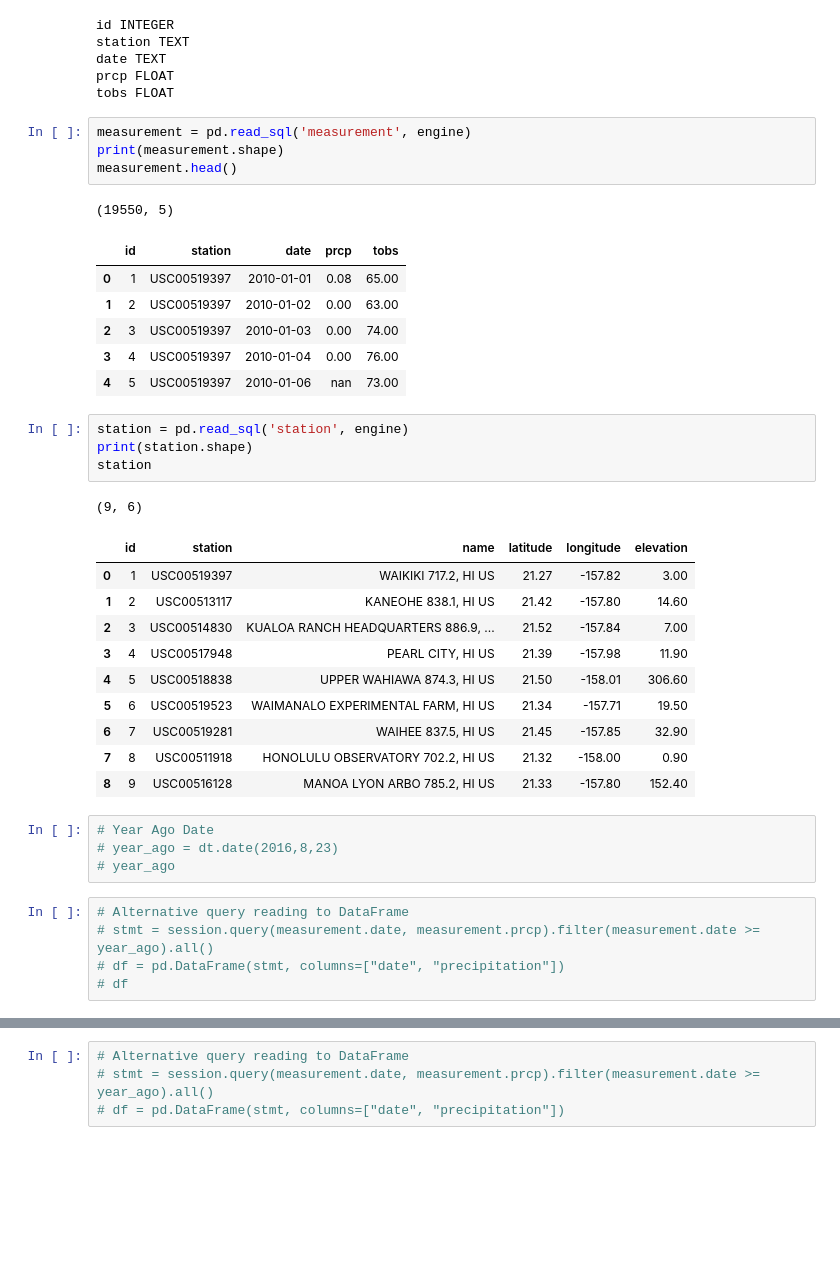
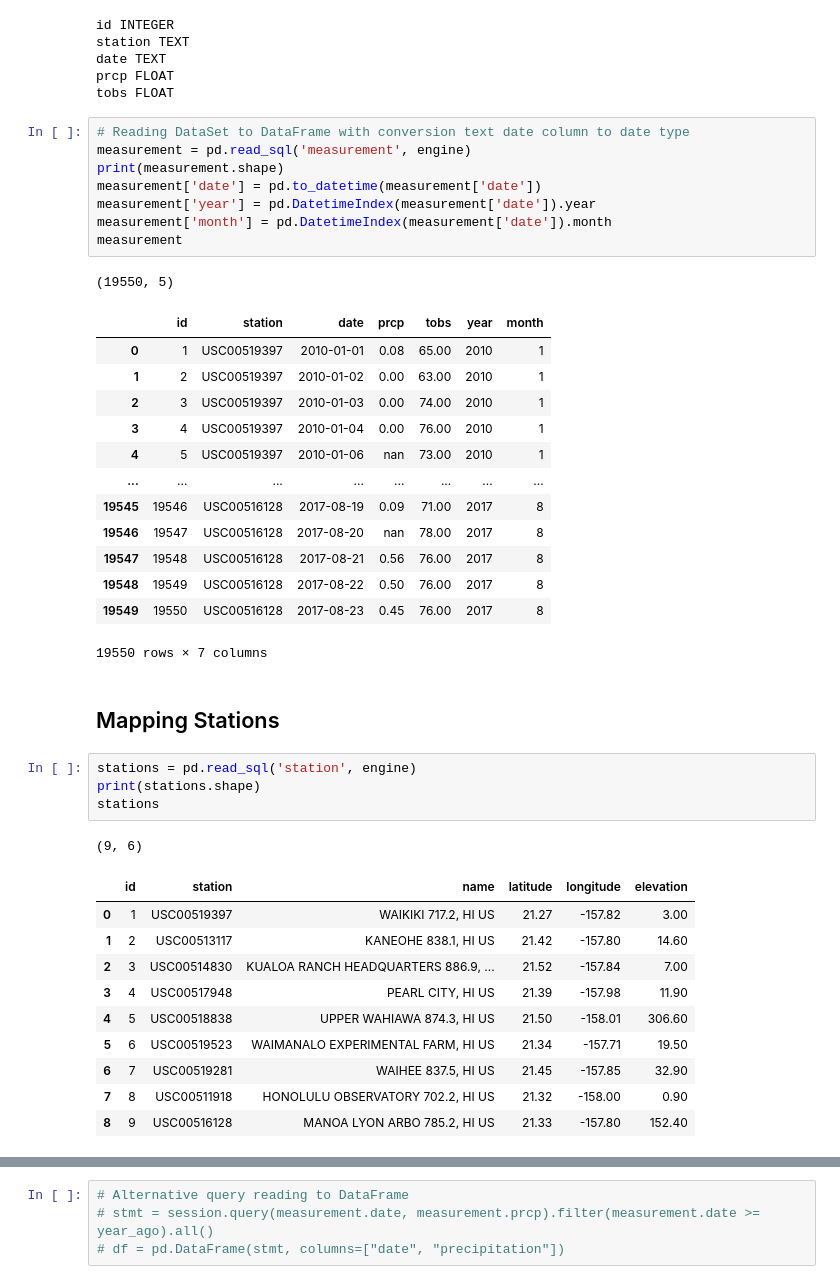
Before and after one commit to OlegRyzhkov2020/sqlalchemy-challenge, a Jupyter notebook: climate_starter.ipynb, the cells around one changed output, grey strips where cells are left out. Drawn from its saved outputs; the diff is of its cells as text; blank space fills up the shorter version.

```diff
--- a/climate_starter.ipynb
+++ b/climate_starter.ipynb
@@ -71,40 +77,44 @@ station TEXT
 date TEXT
 prcp FLOAT
 tobs FLOAT
+# %%
+# Reading DataSet to DataFrame with conversion text date column to date type
+measurement = pd.read_sql('measurement', engine)
+print(measurement.shape)
+measurement['date'] = pd.to_datetime(measurement['date'])
+measurement['year'] = pd.DatetimeIndex(measurement['date']).year
+measurement['month'] = pd.DatetimeIndex(measurement['date']).month
+measurement
+# %% [output]
+(19550, 5)
+|  | id | station | date | prcp | tobs | year | month |
+| 0 | 1 | USC00519397 | 2010-01-01 | 0.08 | 65.00 | 2010 | 1 |
+| 1 | 2 | USC00519397 | 2010-01-02 | 0.00 | 63.00 | 2010 | 1 |
+| 2 | 3 | USC00519397 | 2010-01-03 | 0.00 | 74.00 | 2010 | 1 |
+| 3 | 4 | USC00519397 | 2010-01-04 | 0.00 | 76.00 | 2010 | 1 |
+| 4 | 5 | USC00519397 | 2010-01-06 | nan | 73.00 | 2010 | 1 |
+| ... | ... | ... | ... | ... | ... | ... | ... |
+| 19545 | 19546 | USC00516128 | 2017-08-19 | 0.09 | 71.00 | 2017 | 8 |
+| 19546 | 19547 | USC00516128 | 2017-08-20 | nan | 78.00 | 2017 | 8 |
+| 19547 | 19548 | USC00516128 | 2017-08-21 | 0.56 | 76.00 | 2017 | 8 |
+| 19548 | 19549 | USC00516128 | 2017-08-22 | 0.50 | 76.00 | 2017 | 8 |
+| 19549 | 19550 | USC00516128 | 2017-08-23 | 0.45 | 76.00 | 2017 | 8 |
+19550 rows × 7 columns
+# %% [markdown]
+## Mapping Stations
 # %%
-measurement = pd.read_sql('measurement', engine)
-print(measurement.shape)
-measurement.head()
+stations = pd.read_sql('station', engine)
+print(stations.shape)
+stations
 # %% [output]
-(19550, 5)
+(9, 6)
-|  | id | station | date | prcp | tobs |
-| 0 | 1 | USC00519397 | 2010-01-01 | 0.08 | 65.00 |
-| 1 | 2 | USC00519397 | 2010-01-02 | 0.00 | 63.00 |
-| 2 | 3 | USC00519397 | 2010-01-03 | 0.00 | 74.00 |
-| 3 | 4 | USC00519397 | 2010-01-04 | 0.00 | 76.00 |
-| 4 | 5 | USC00519397 | 2010-01-06 | nan | 73.00 |
+|  | id | station | name | latitude | longitude | elevation |
+| 0 | 1 | USC00519397 | WAIKIKI 717.2, HI US | 21.27 | -157.82 | 3.00 |
+| 1 | 2 | USC00513117 | KANEOHE 838.1, HI US | 21.42 | -157.80 | 14.60 |
+| 2 | 3 | USC00514830 | KUALOA RANCH HEADQUARTERS 886.9, ... | 21.52 | -157.84 | 7.00 |
+| 3 | 4 | USC00517948 | PEARL CITY, HI US | 21.39 | -157.98 | 11.90 |
+| 4 | 5 | USC00518838 | UPPER WAHIAWA 874.3, HI US | 21.50 | -158.01 | 306.60 |
+| 5 | 6 | USC00519523 | WAIMANALO EXPERIMENTAL FARM, HI US | 21.34 | -157.71 | 19.50 |
+| 6 | 7 | USC00519281 | WAIHEE 837.5, HI US | 21.45 | -157.85 | 32.90 |
+| 7 | 8 | USC00511918 | HONOLULU OBSERVATORY 702.2, HI US | 21.32 | -158.00 | 0.90 |
+| 8 | 9 | USC00516128 | MANOA LYON ARBO 785.2, HI US | 21.33 | -157.80 | 152.40 |
-# %%
-station = pd.read_sql('station', engine)
-print(station.shape)
-station
-# %% [output]
-(9, 6)
-|  | id | station | name | latitude | longitude | elevation |
-| 0 | 1 | USC00519397 | WAIKIKI 717.2, HI US | 21.27 | -157.82 | 3.00 |
-| 1 | 2 | USC00513117 | KANEOHE 838.1, HI US | 21.42 | -157.80 | 14.60 |
-| 2 | 3 | USC00514830 | KUALOA RANCH HEADQUARTERS 886.9, ... | 21.52 | -157.84 | 7.00 |
-| 3 | 4 | USC00517948 | PEARL CITY, HI US | 21.39 | -157.98 | 11.90 |
-| 4 | 5 | USC00518838 | UPPER WAHIAWA 874.3, HI US | 21.50 | -158.01 | 306.60 |
-| 5 | 6 | USC00519523 | WAIMANALO EXPERIMENTAL FARM, HI US | 21.34 | -157.71 | 19.50 |
-| 6 | 7 | USC00519281 | WAIHEE 837.5, HI US | 21.45 | -157.85 | 32.90 |
-| 7 | 8 | USC00511918 | HONOLULU OBSERVATORY 702.2, HI US | 21.32 | -158.00 | 0.90 |
-| 8 | 9 | USC00516128 | MANOA LYON ARBO 785.2, HI US | 21.33 | -157.80 | 152.40 |
-# %%
-# Year Ago Date
-# year_ago = dt.date(2016,8,23)
-# year_ago
-# %%
-# Alternative query reading to DataFrame
-# stmt = session.query(measurement.date, measurement.prcp).filter(measurement.date >= year_ago).all()
-# df = pd.DataFrame(stmt, columns=["date", "precipitation"])
-# df
```
Also changed, not shown: parts of 37 cells of this notebook, 12 other files.
